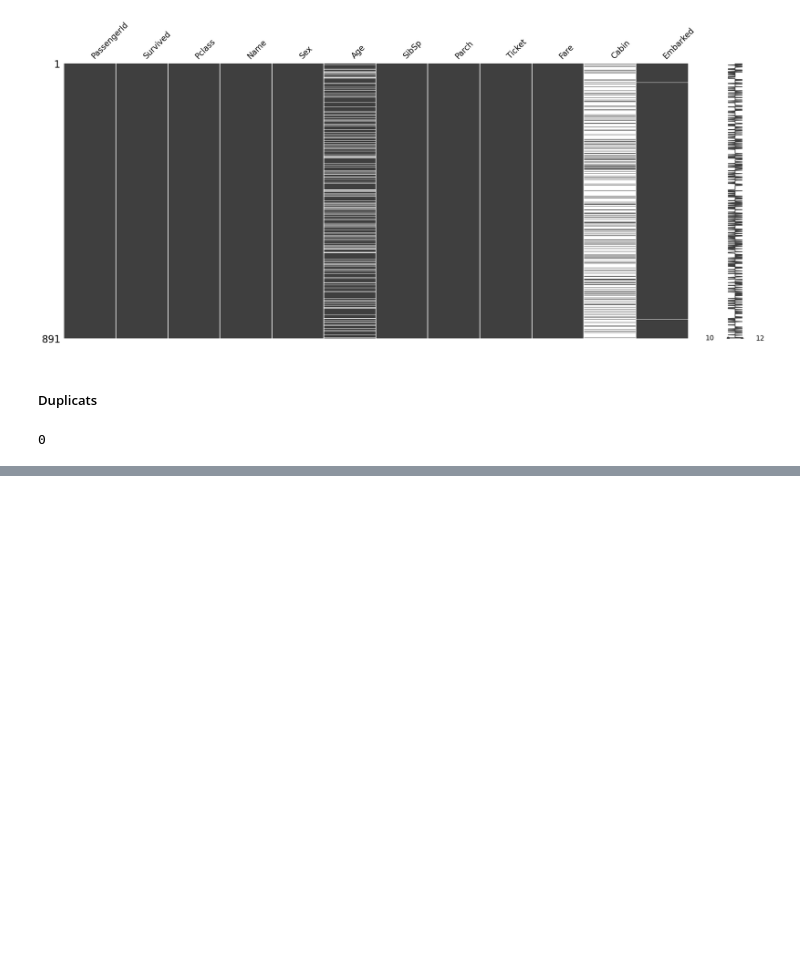
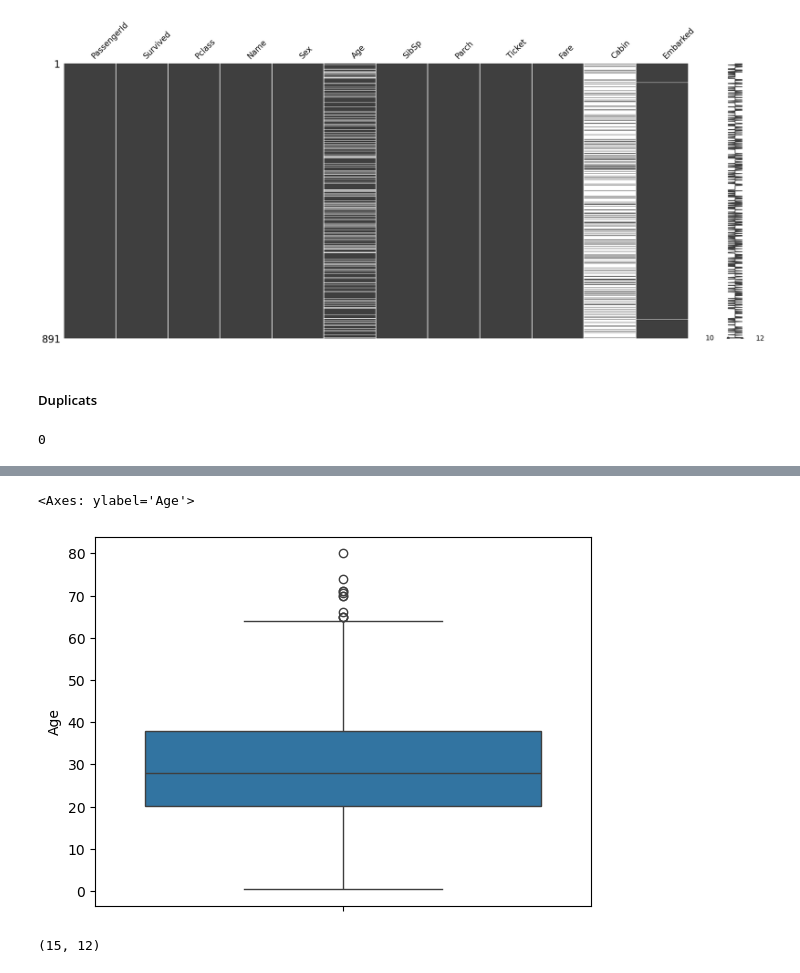
Before and after one commit to Tomefy5/titanic-survival-prediction, a Jupyter notebook: notebooks/01_eda.ipynb, the cells around one changed output, grey strips where cells are left out. Cells and saved outputs as stored; diff of their text form; code cells hidden in the pictures; blank space fills up the shorter version.

```diff
--- a/notebooks/01_eda.ipynb
+++ b/notebooks/01_eda.ipynb
@@ -119,0 +180,9 @@ train_df.duplicated().sum()
+# %%
+sns.boxplot(train_df['Age'])
+# %% [output]
+<Axes: ylabel='Age'>
+[figure, added]
+# %%
+train_df[train_df['Fare'] == 0].shape
+# %% [output]
+(15, 12)
```
Also changed, not shown: parts of 44 cells of this notebook, 2 other files.
